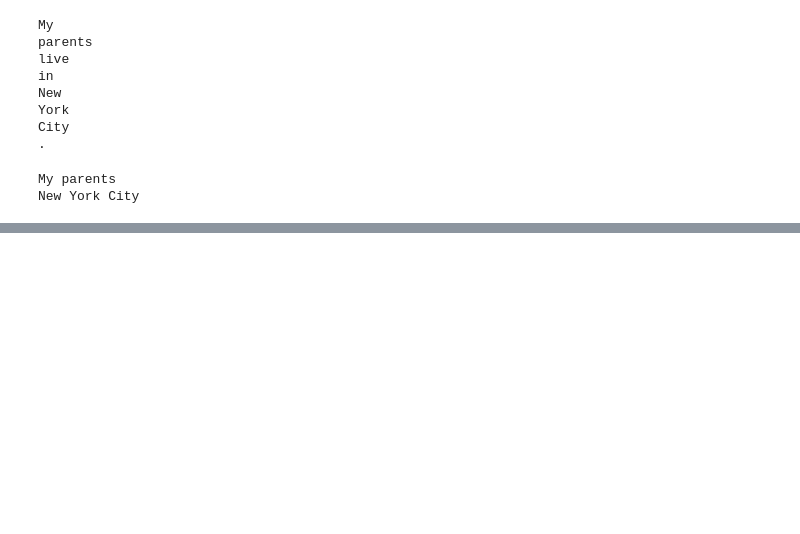
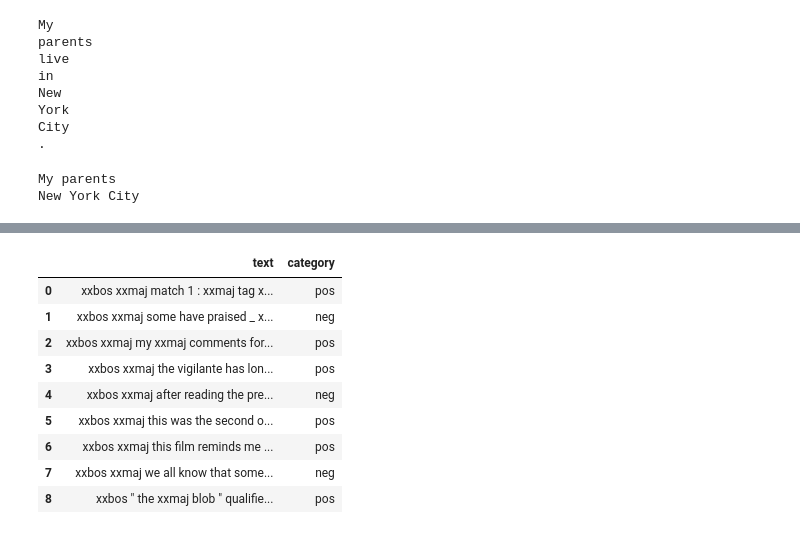
Before and after one commit to Fiztech-ai/NLP, a Jupyter notebook: NLP.ipynb, the cells around one changed output, grey strips where cells are left out. Saved outputs shown, nothing was run; the diff lists cells and outputs as text; code cells hidden in the pictures; blank space fills up the shorter version.

```diff
--- a/NLP.ipynb
+++ b/NLP.ipynb
@@ -253,0 +345,2 @@ New York City
+# %%
+path = untar_data(URLs.IMDB)
@@ -253,0 +349,2 @@ New York City
+# %%
+dls = TextDataLoaders.from_folder(path, valid='test')
@@ -253,0 +353,13 @@ New York City
+# %%
+dls.show_batch()
+# %% [output]
+|  | text | category |
+| 0 | xxbos xxmaj match 1 : xxmaj tag x... | pos |
+| 1 | xxbos xxmaj some have praised _ x... | neg |
+| 2 | xxbos xxmaj my xxmaj comments for... | pos |
+| 3 | xxbos xxmaj the vigilante has lon... | pos |
+| 4 | xxbos xxmaj after reading the pre... | neg |
+| 5 | xxbos xxmaj this was the second o... | pos |
+| 6 | xxbos xxmaj this film reminds me ... | pos |
+| 7 | xxbos xxmaj we all know that some... | neg |
+| 8 | xxbos " the xxmaj blob " qualifie... | pos |
```
Also changed, not shown: parts of 15 cells of this notebook.
